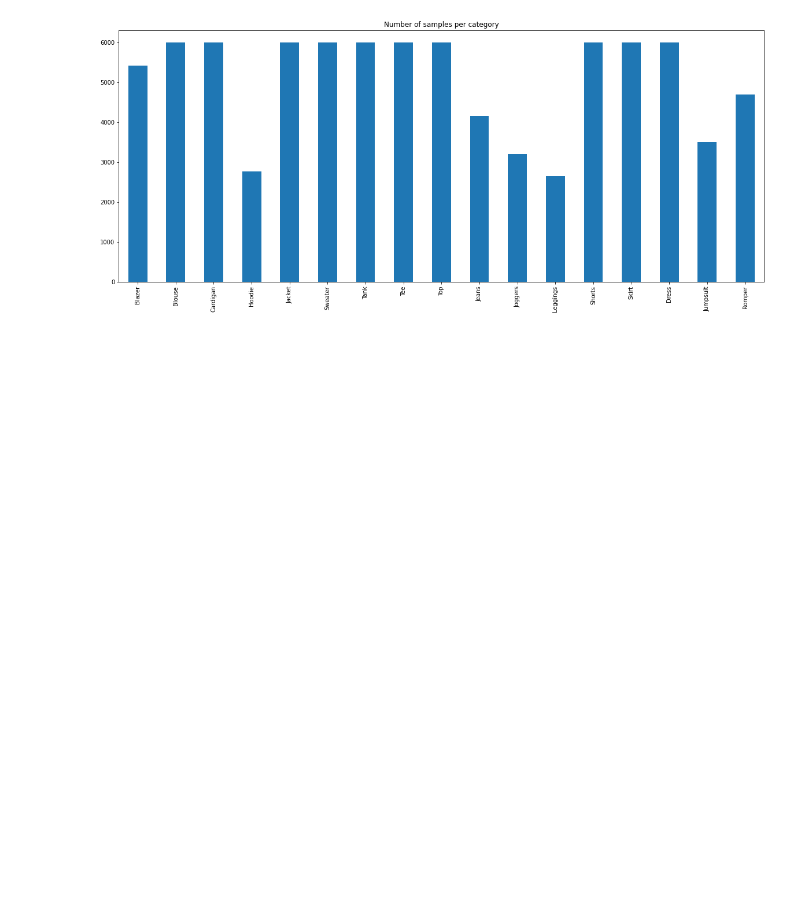
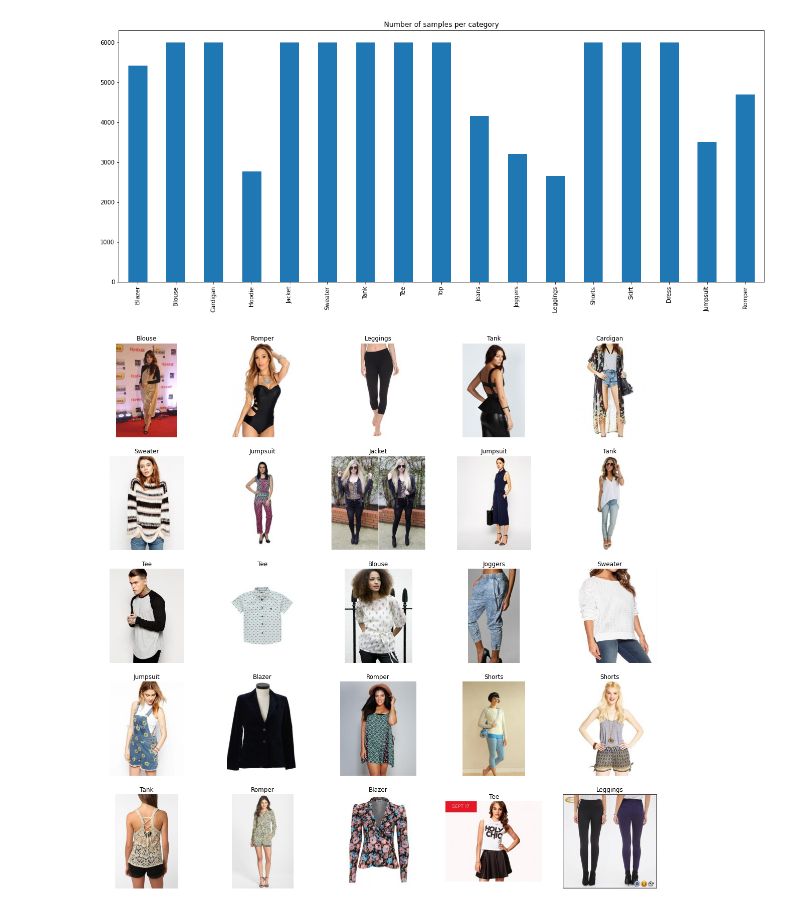
Before and after one commit to sahilb2002/fashion_recommendation_system, a Jupyter notebook: data_exploration.ipynb, the cells around one changed output. Saved outputs shown, nothing was run; the diff lists cells and outputs as text; code cells hidden in the pictures; blank space fills up the shorter version.

Commit message:
started training

```diff
--- a/data_exploration.ipynb
+++ b/data_exploration.ipynb
@@ -5,7 +15,8 @@ import matplotlib.pyplot as plt
 # %%
 # load the label vs image data
+base_path = "../dataset/"
 path = "../dataset/anno/list_category_img.txt"
-labels = pd.read_csv(path, sep='                        ', engine = 'python')
+labels = pd.read_csv(path, sep=',', engine = 'python')
 
 # _________________________________________________________________________________________________________________#
 # load the label names
@@ -73,3 +84,19 @@ Number of images avaliable for train/val: 86361
 Number of images avaliable in database: 189278
 <AxesSubplot:title={'center':'Number of samples per category'}>
 [figure]
+# %%
+# Some sample images
+train_data = train_data.sample(frac=1).reset_index(drop=True)
+n_samples = 5
+plt.figure(figsize=(n_samples*4,n_samples*4))
+for i in range(n_samples*n_samples):
+    img_path = train_data.iloc[i]['image_name']
+    category = new_labels[train_data.iloc[i]['category_label']]
+    plt.subplot(n_samples,n_samples,i+1)
+    plt.imshow(cv2.cvtColor(cv2.imread(img_path), cv2.COLOR_BGR2RGB))
+    plt.title(category)
+    plt.axis('off')
+
+plt.show()
+# %% [output]
+[figure, added]
```
Also changed, not shown: parts of 3 cells of this notebook, 1 other file.
